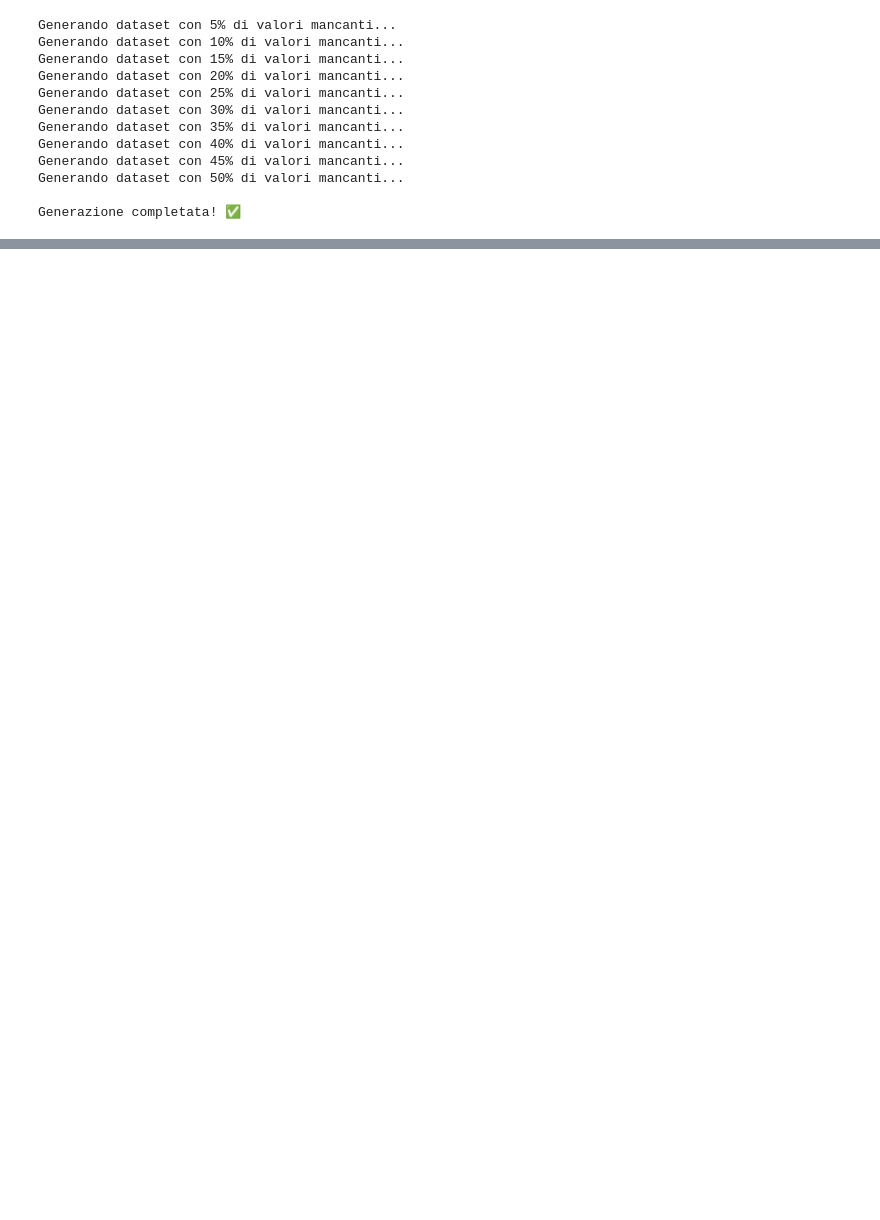
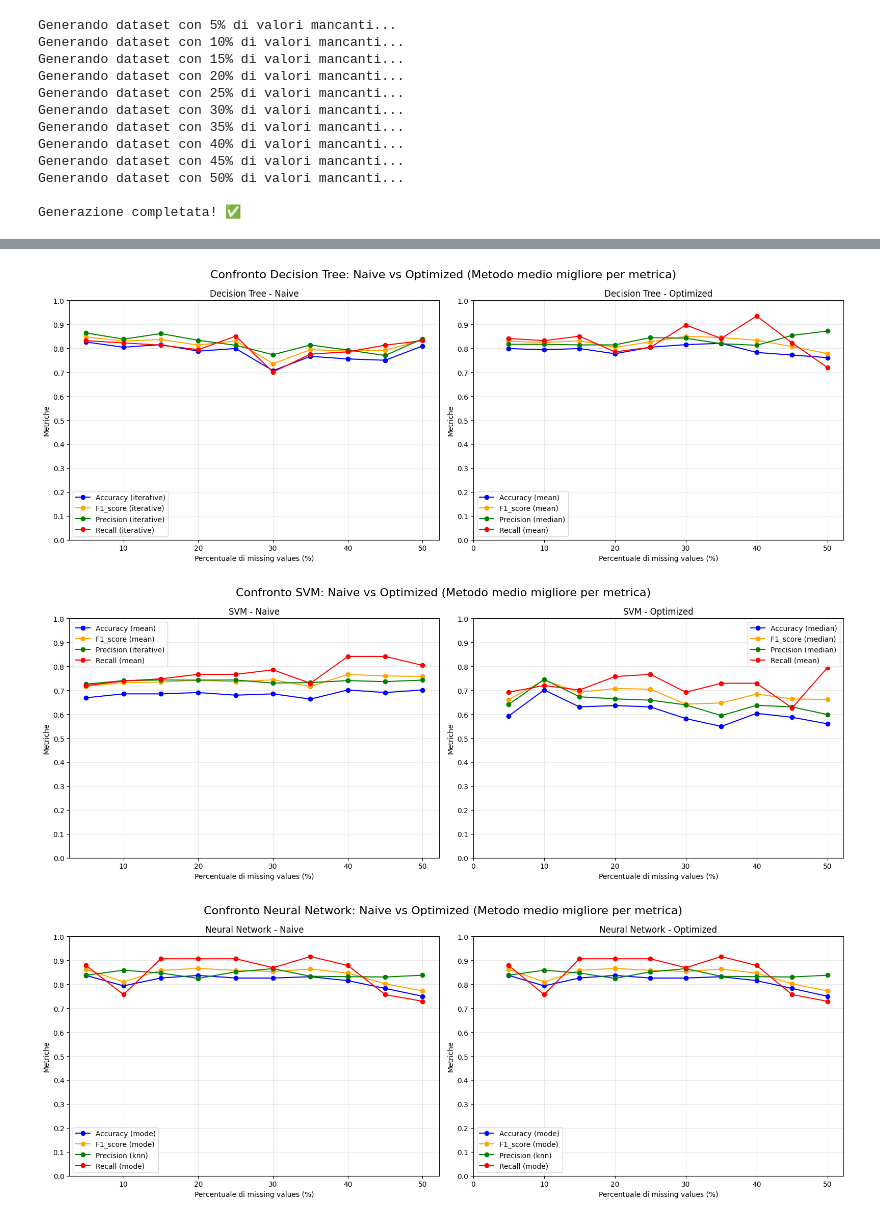
Before and after one commit to andreaspagnolo/architetture_dati, a Jupyter notebook: missing_values.ipynb, the cells around one changed output, grey strips where cells are left out. Drawn from its saved outputs; the diff is of its cells as text; code cells hidden in the pictures; blank space fills up the shorter version.

```diff
--- a/missing_values.ipynb
+++ b/missing_values.ipynb
@@ -91,0 +489,44 @@ Generazione completata! ✅
+# %%
+def plot_naive_vs_optimized_best_avg_imputation(all_metrics_outliers, degraded_datasets, model_name, figsize=(16, 6)):
+    """
+    Confronta Naive vs Optimized per un modello, mostrando per ogni metrica
+    solo il metodo di imputazione che ha ottenuto la media migliore.
+    """
+    missing_rates = list(degraded_datasets.keys())
+    metrics_df = pd.DataFrame(all_metrics_outliers)
+    metrics_df['missing_rate'] = [missing_rates[s] for s in metrics_df['step']]
+    metric_names = ['accuracy', 'f1_score', 'precision', 'recall']
+    colors = {'accuracy': 'blue', 'f1_score': 'orange', 'precision': 'green', 'recall': 'red'}
+
+    fig, axes = plt.subplots(1, 2, figsize=figsize)
+    for i, approach in enumerate(['Naive', 'Optimized']):
+        approach_df = metrics_df[
+            (metrics_df["approach"] == approach) &
+            (metrics_df["model"] == model_name)
+        ]
+        for metric in metric_names:
+            # Calcola la media per ogni metodo di imputazione
+            avg_by_imp = approach_df.groupby('imputation')[metric].mean()
+            best_imp = avg_by_imp.idxmax()
+            best_df = approach_df[approach_df['imputation'] == best_imp].sort_values('missing_rate')
+            axes[i].plot(best_df['missing_rate']*100, best_df[metric], marker='o', color=colors[metric],
+                         label=f"{metric.capitalize()} ({best_imp})")
+        axes[i].set_xlabel("Percentuale di missing values (%)")
+        axes[i].set_ylabel("Metriche")
+        axes[i].set_title(f"{model_name} - {approach}")
+        axes[i].set_yticks(np.arange(0, 1.1, 0.1))
+        axes[i].grid(True, alpha=0.3)
+        axes[i].legend()
+    plt.suptitle(f"Confronto {model_name}: Naive vs Optimized (Metodo medio migliore per metrica)", fontsize=16)
+    plt.xticks(np.arange(0,51,10))
+    plt.tight_layout()
+    plt.show()
+
+# Esempio di chiamata
+plot_naive_vs_optimized_best_avg_imputation(all_metrics_outliers, degraded_datasets, 'Decision Tree')
+plot_naive_vs_optimized_best_avg_imputation(all_metrics_outliers, degraded_datasets, 'SVM')
+plot_naive_vs_optimized_best_avg_imputation(all_metrics_outliers, degraded_datasets, 'Neural Network')
+# %% [output]
+[figure, added]
+[figure, added]
+[figure, added]
```
Also changed, not shown: parts of 8 cells of this notebook, 1 other file.
